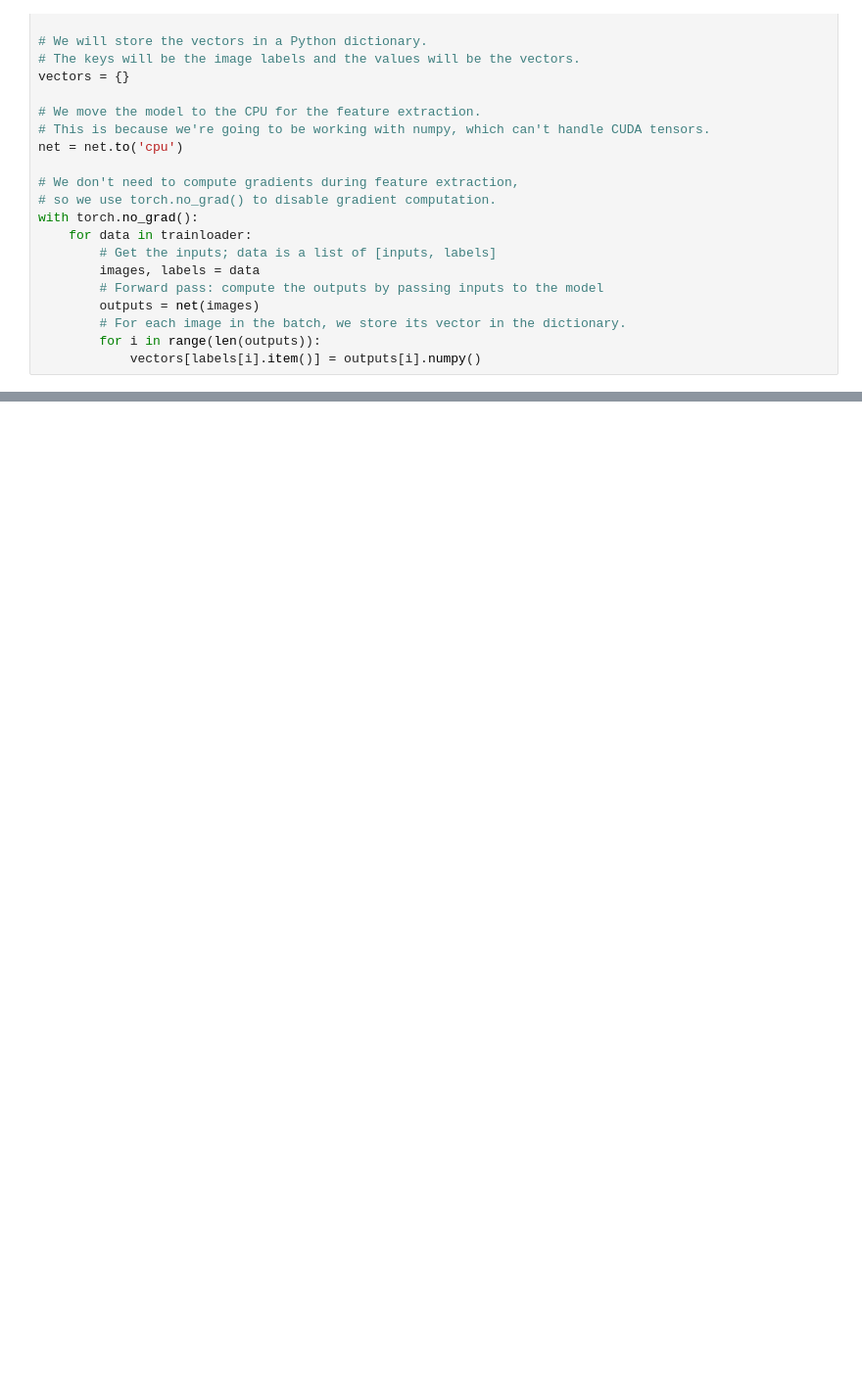
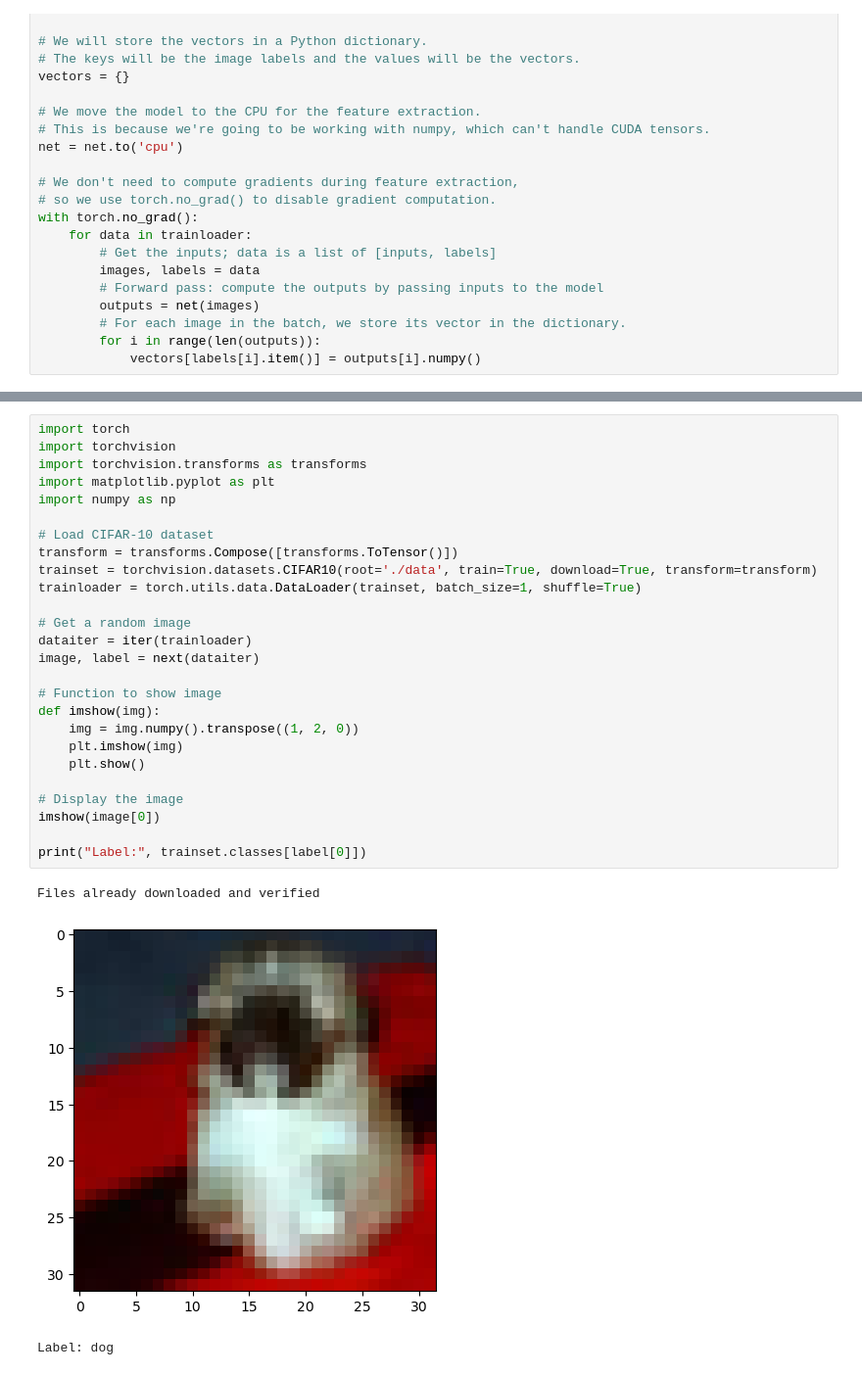
Before and after one commit to MalcolmWari/Vector-database, a Jupyter notebook: Final Database script.ipynb, the cells around one changed output, grey strips where cells are left out. Shown at 98% size. Cells and saved outputs as stored; diff of their text form; blank space fills up the shorter version.

```diff
--- a/Final Database script.ipynb
+++ b/Final Database script.ipynb
@@ -136,0 +156,30 @@ with torch.no_grad():
+# %%
+import torch
+import torchvision
+import torchvision.transforms as transforms
+import matplotlib.pyplot as plt
+import numpy as np
+
+# Load CIFAR-10 dataset
+transform = transforms.Compose([transforms.ToTensor()])
+trainset = torchvision.datasets.CIFAR10(root='./data', train=True, download=True, transform=transform)
+trainloader = torch.utils.data.DataLoader(trainset, batch_size=1, shuffle=True)
+
+# Get a random image
+dataiter = iter(trainloader)
+image, label = next(dataiter)
+
+# Function to show image
+def imshow(img):
+    img = img.numpy().transpose((1, 2, 0))
+    plt.imshow(img)
+    plt.show()
+
+# Display the image
+imshow(image[0])
+
+print("Label:", trainset.classes[label[0]])
+# %% [output]
+Files already downloaded and verified
+[figure, added]
+Label: dog
```
Also changed, not shown: parts of 6 cells of this notebook, 2 other files.
